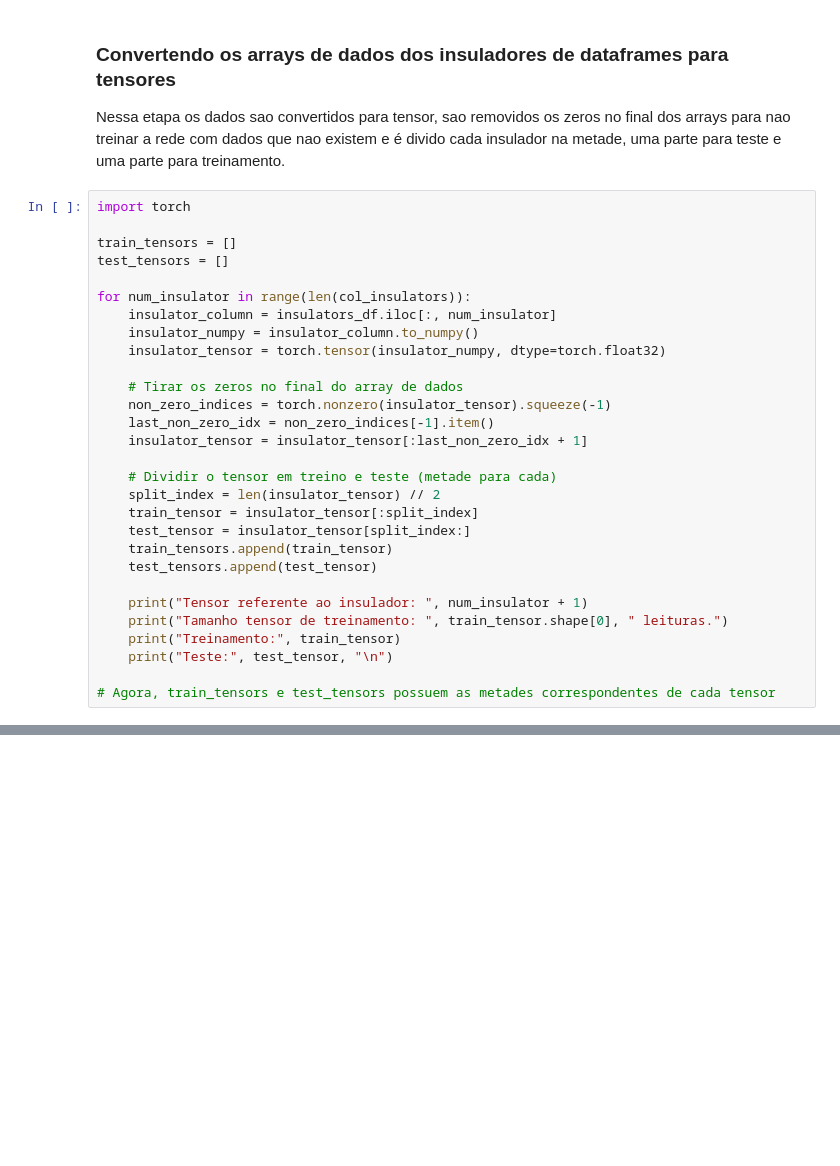
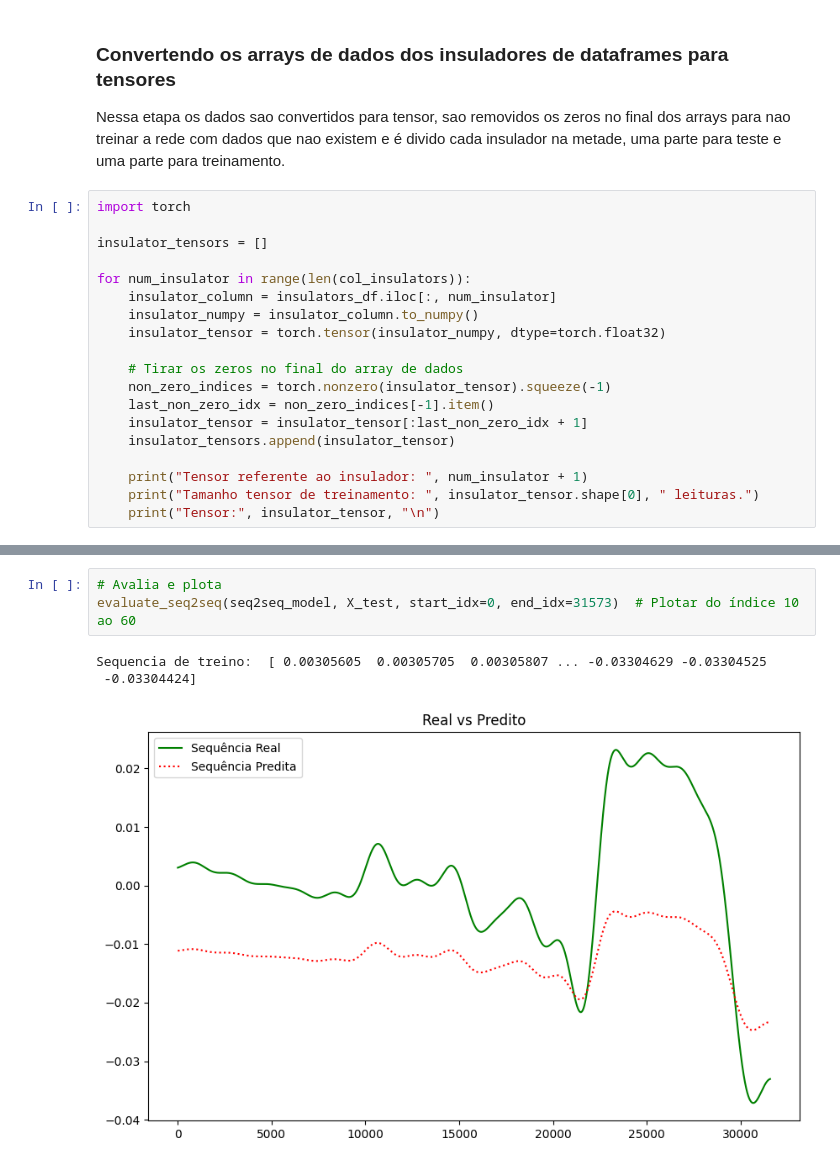
Before and after one commit to LeleoJs/NeuralNet-Seq2Seq-LSTM-Attention-, a Jupyter notebook: trabalho_analise_dados.ipynb, the cells around one changed output, grey strips where cells are left out. Cells and saved outputs as stored; diff of their text form; blank space fills up the shorter version.

```diff
--- a/trabalho_analise_dados.ipynb
+++ b/trabalho_analise_dados.ipynb
@@ -59,8 +61,7 @@ Nessa etapa os dados sao convertidos para tensor, sao removidos os zeros no fina
 # %%
 import torch
 
-train_tensors = []
-test_tensors = []
+insulator_tensors = []
 
 for num_insulator in range(len(col_insulators)):
     insulator_column = insulators_df.iloc[:, num_insulator]
@@ -71,19 +72,10 @@ for num_insulator in range(len(col_insulators)):
     non_zero_indices = torch.nonzero(insulator_tensor).squeeze(-1)
     last_non_zero_idx = non_zero_indices[-1].item()
     insulator_tensor = insulator_tensor[:last_non_zero_idx + 1]
-
-    # Dividir o tensor em treino e teste (metade para cada)
-    split_index = len(insulator_tensor) // 2
-    train_tensor = insulator_tensor[:split_index]
-    test_tensor = insulator_tensor[split_index:]
-    train_tensors.append(train_tensor)
-    test_tensors.append(test_tensor)
+    insulator_tensors.append(insulator_tensor)
 
     print("Tensor referente ao insulador: ", num_insulator + 1)
-    print("Tamanho tensor de treinamento: ", train_tensor.shape[0], " leituras.")
-    print("Treinamento:", train_tensor)
-    print("Teste:", test_tensor, "\n")
-
-# Agora, train_tensors e test_tensors possuem as metades correspondentes de cada tensor
+    print("Tamanho tensor de treinamento: ", insulator_tensor.shape[0], " leituras.")
+    print("Tensor:", insulator_tensor, "\n")
 # %% [output]
 Tensor referente ao insulador:  1
@@ -500,0 +332,7 @@ Epoch [200/200], Loss: 0.0007
+# %%
+# Avalia e plota
+evaluate_seq2seq(seq2seq_model, X_test, start_idx=0, end_idx=31573)  # Plotar do índice 10 ao 60
+# %% [output]
+Sequencia de treino:  [ 0.00305605  0.00305705  0.00305807 ... -0.03304629 -0.03304525
+ -0.03304424]
+[figure, added]
```
Also changed, not shown: parts of 10 cells of this notebook, 1 other file.
